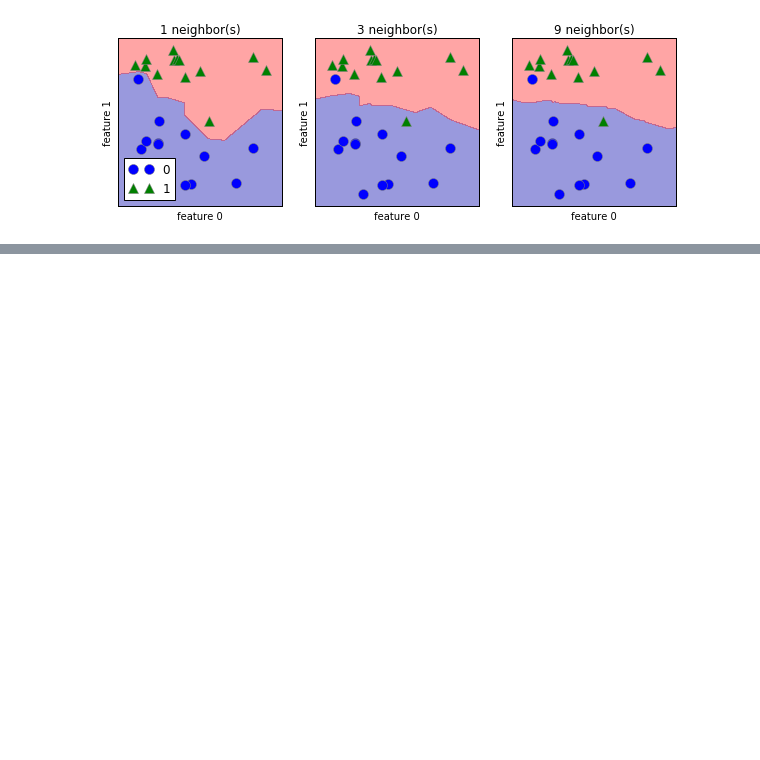
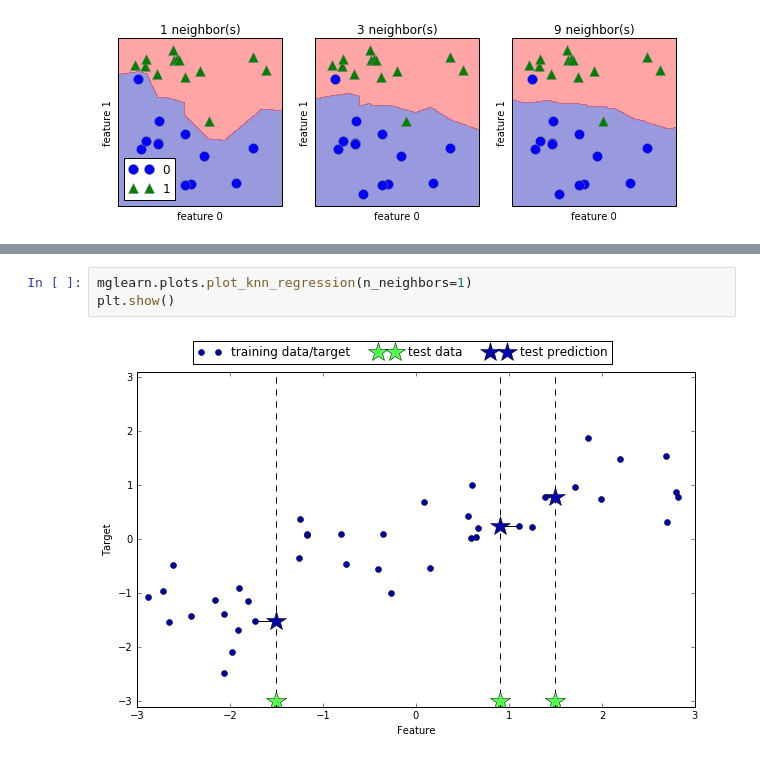
Before and after one commit to kevinw123/Learning-Node.JS, a Jupyter notebook: LearnPython/IntroToMLCh2.ipynb, the cells around one changed output, grey strips where cells are left out. Cells and saved outputs as stored; diff of their text form; blank space fills up the shorter version.

```diff
--- a/LearnPython/IntroToMLCh2.ipynb
+++ b/LearnPython/IntroToMLCh2.ipynb
@@ -114,0 +117,5 @@ NameError: name 'neighbors_Settings' is not defined
+# %%
+mglearn.plots.plot_knn_regression(n_neighbors=1)
+plt.show()
+# %% [output]
+[figure, added]
```
Also changed, not shown: parts of 5 cells of this notebook.
